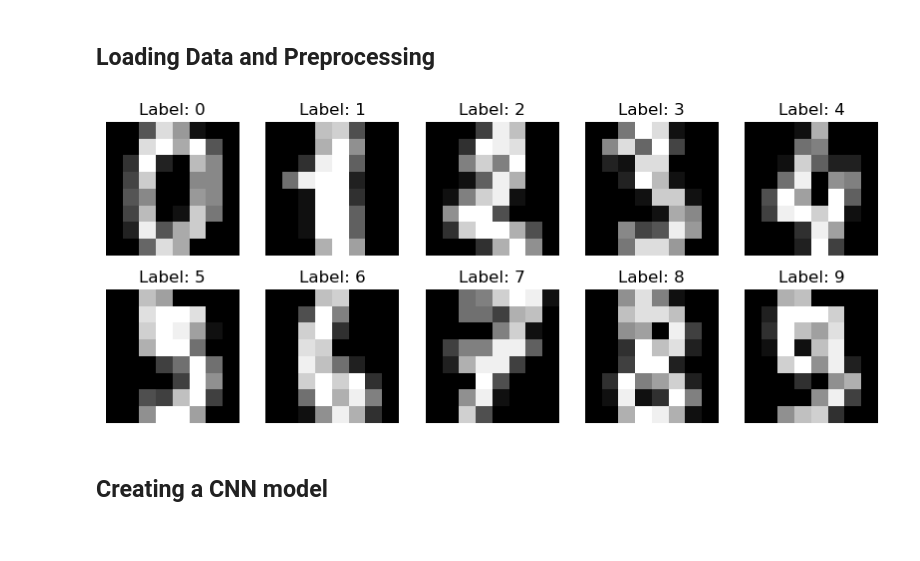
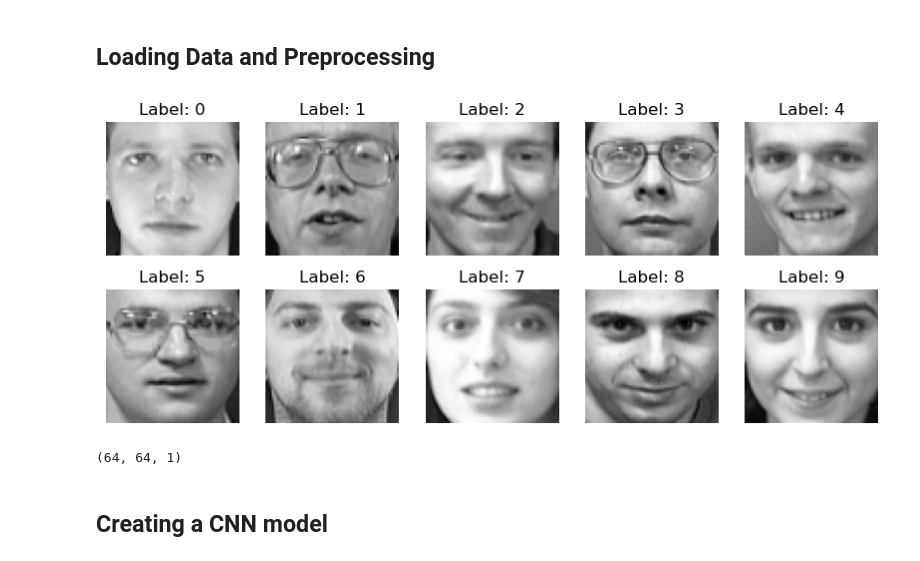
Before and after one commit to inemsia/ML-Final-Project, a Jupyter notebook: main.ipynb, the cells around one changed output. Saved outputs shown, nothing was run; the diff lists cells and outputs as text; code cells hidden in the pictures.

Commit message:
Two visualizations of feature maps using faces dataset

```diff
--- a/main.ipynb
+++ b/main.ipynb
@@ -19,14 +19,22 @@ targets_categorical = to_categorical(targets, num_classes=10)
+# %%
+# Loading the data
+from sklearn.datasets import fetch_olivetti_faces
+from tensorflow.keras.utils import to_categorical
+data = fetch_olivetti_faces()
+images = data.images
+targets = data.target
+targets_categorical = to_categorical(targets, num_classes=40)
 # %%
 # Visualising our data
 plt.figure(figsize=(10, 4))
 
 # Display the first 10 images along with their target labels
 for i in range(10):
     plt.subplot(2, 5, i + 1)  # 2 rows, 5 columns
-    plt.imshow(images[i], cmap='gray')
-    plt.title(f"Label: {targets[i]}")
+    plt.imshow(images[i*10], cmap='gray')
+    plt.title(f"Label: {targets[i*10]}")
     plt.axis('off')
 # %% [output]
-[figure, old version]
+[figure, new version]
 # %%
 # Preprocessing
@@ -43,3 +49,9 @@ X_train, X_test, y_train, y_test = train_test_split(images, targets_categorical,
+# %%
+# Get image shape
+IMG_SHAPE = images[0].shape
+print(IMG_SHAPE)
+# %% [output]
+(64, 64, 1)
 # %% [markdown]
 ## Creating a CNN model
 # %%
```
Also changed, not shown: parts of 14 cells of this notebook.
